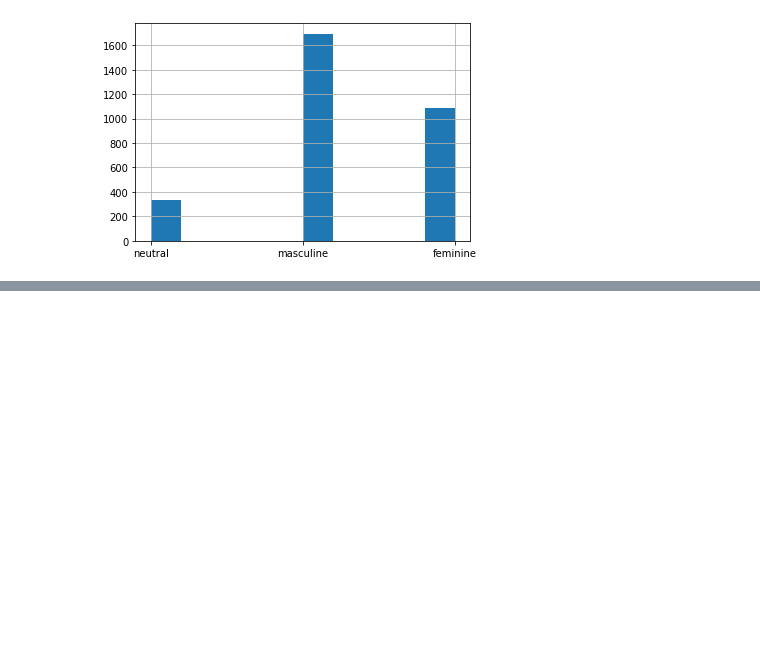
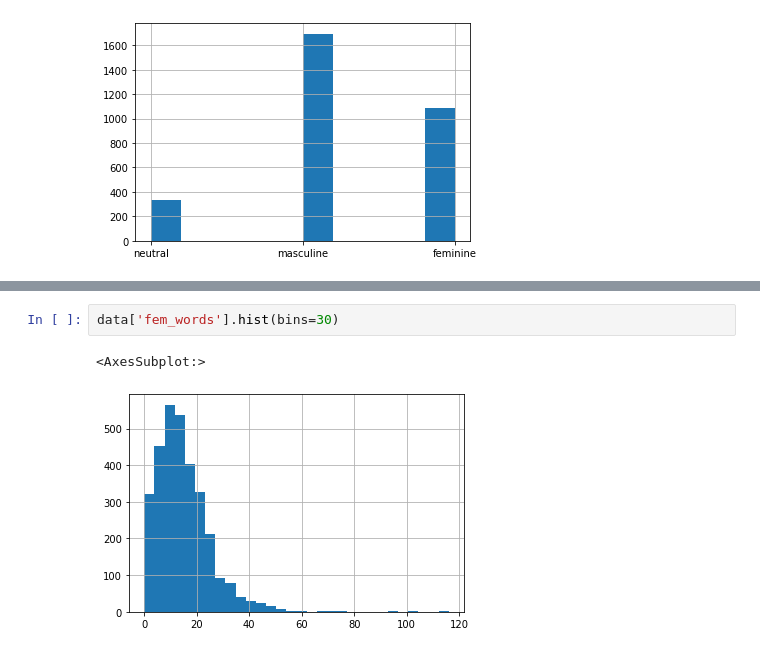
Before and after one commit to reneSalmon/fairjobs, a Jupyter notebook: notebooks/DatasetAnalysis.ipynb, the cells around one changed output, grey strips where cells are left out. Drawn from its saved outputs; the diff is of its cells as text; blank space fills up the shorter version.

```diff
--- a/notebooks/DatasetAnalysis.ipynb
+++ b/notebooks/DatasetAnalysis.ipynb
@@ -26,0 +42,5 @@ data['gender'].hist()
+# %%
+data['fem_words'].hist(bins=30)
+# %% [output]
+<AxesSubplot:>
+[figure, added]
```
Also changed, not shown: parts of 18 cells of this notebook.
